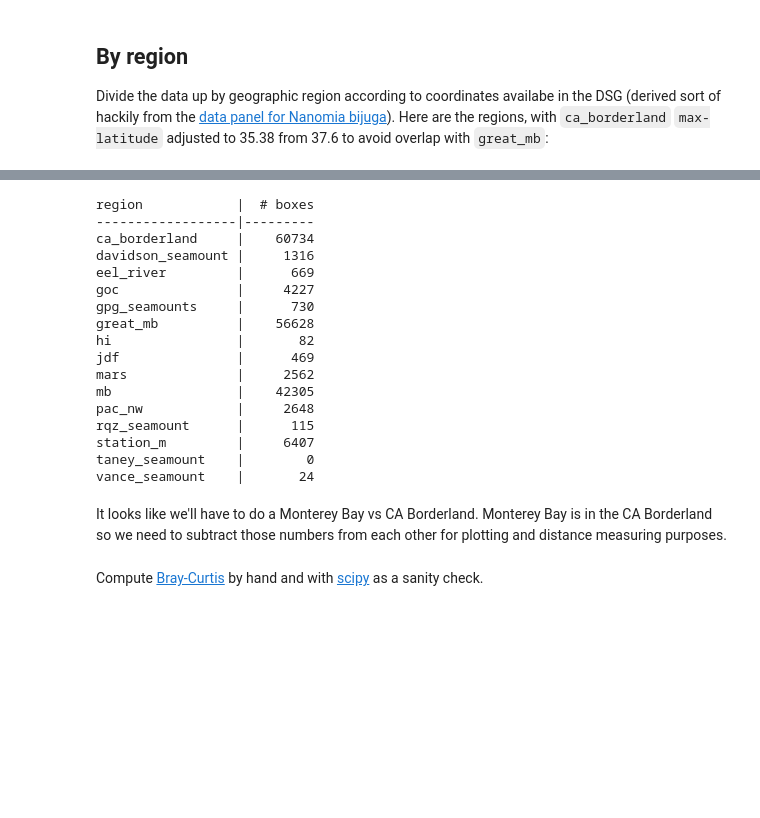
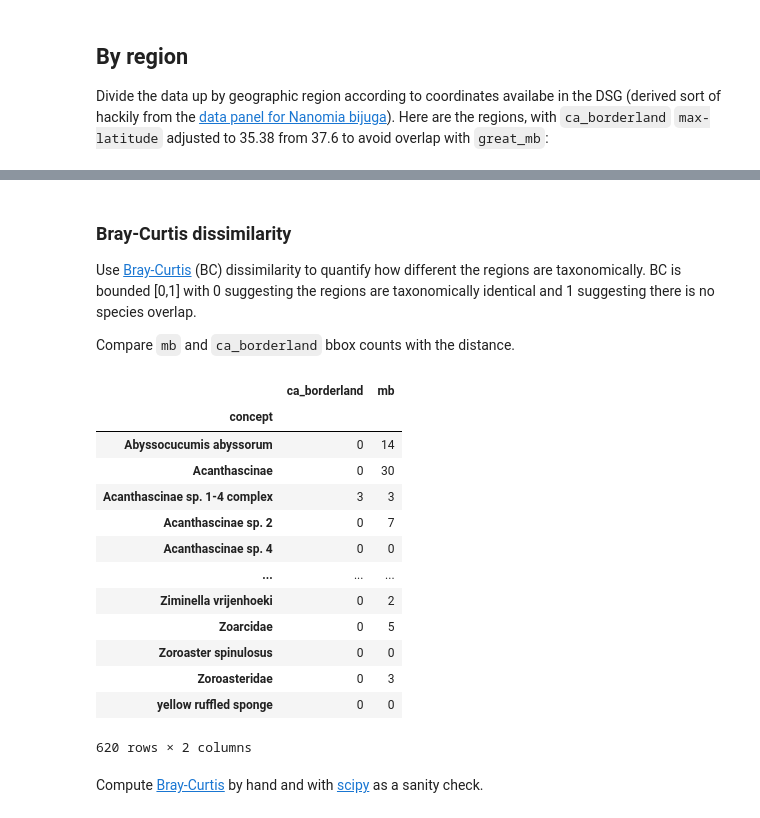
Before and after one commit to eor314/duds_explore, a Jupyter notebook: duds_explore.ipynb, the cells around one changed output, grey strips where cells are left out. Drawn from its saved outputs; the diff is of its cells as text; code cells hidden in the pictures; blank space fills up the shorter version.

```diff
--- a/duds_explore.ipynb
+++ b/duds_explore.ipynb
@@ -175,47 +180,28 @@ pd.DataFrame((df.xs("images", level="count-type").sum(), df.xs("bboxes", level="
-# %%
-#df = pd.read_csv('benthic_concepts_spatial_granular.csv', index_col=0)
-
-# print the number of boxes in each region with pretty formatting
-temp = df.sum()
-longest_concept = max(temp.keys(), key=len)
-concept_header = 'region'
-concept_len = len(longest_concept) + 1
-concept_len = max(concept_len, len(concept_header) + 1)
-
-count_header = '# boxes'
-count_len = 9
-count_len = max(count_len, len(count_header) + 1)
-
-format_str = '{:<' + str(concept_len) + '}|{:>' + str(count_len) + '}'
-
-print(format_str.format(concept_header, count_header))
-print(format_str.format('-' * concept_len, '-' * 9))
-for concept in sorted(temp.keys()):
-    count = temp[concept]
-    print(format_str.format(concept, count))
-# %% [output]
-region            |  # boxes
-------------------|---------
-ca_borderland     |    60734
-davidson_seamount |     1316
-eel_river         |      669
-goc               |     4227
-gpg_seamounts     |      730
-great_mb          |    56628
-hi                |       82
-jdf               |      469
-mars              |     2562
-mb                |    42305
-pac_nw            |     2648
-rqz_seamount      |      115
-station_m         |     6407
-taney_seamount    |        0
-vance_seamount    |       24
 # %% [markdown]
-It looks like we'll have to do a Monterey Bay vs CA Borderland. Monterey Bay is in the CA Borderland so we need to subtract those numbers from each other for plotting and distance measuring purposes.
+### Bray-Curtis dissimilarity
+Use [Bray-Curtis](https://en.wikipedia.org/wiki/Bray%E2%80%93Curtis_dissimilarity) (BC) dissimilarity to quantify how different the regions are taxonomically. BC is bounded \[0,1\] with 0 suggesting the regions are taxonomically identical and 1 suggesting there is no species overlap.
+
+Compare `mb` and `ca_borderland` bbox counts with the distance.
 # %%
-tmp = df[['ca_borderland', 'mb']]
-tmp = tmp.assign(ca_border=tmp['ca_borderland'] - tmp['mb'])
+# pull out the boudning boxes from the two regions
+tmp = df.xs("bboxes", level="count-type")[['ca_borderland', 'mb']]
+#tmp = df.xs("bboxes", level="count-type")[['great_mb', 'mb']]
+tmp
+# %% [output]
+|  | ca_borderland | mb |
+| concept |  |  |
+| Abyssocucumis abyssorum | 0 | 14 |
+| Acanthascinae | 0 | 30 |
+| Acanthascinae sp. 1-4 complex | 3 | 3 |
+| Acanthascinae sp. 2 | 0 | 7 |
+| Acanthascinae sp. 4 | 0 | 0 |
+| ... | ... | ... |
+| Ziminella vrijenhoeki | 0 | 2 |
+| Zoarcidae | 0 | 5 |
+| Zoroaster spinulosus | 0 | 0 |
+| Zoroasteridae | 0 | 3 |
+| yellow ruffled sponge | 0 | 0 |
+620 rows × 2 columns
 # %% [markdown]
 Compute [Bray-Curtis](https://en.wikipedia.org/wiki/Bray%E2%80%93Curtis_dissimilarity) by hand and with [scipy](https://docs.scipy.org/doc/scipy/reference/generated/scipy.spatial.distance.braycurtis.html) as a sanity check.
 # %%
```
Also changed, not shown: parts of 15 cells of this notebook.
